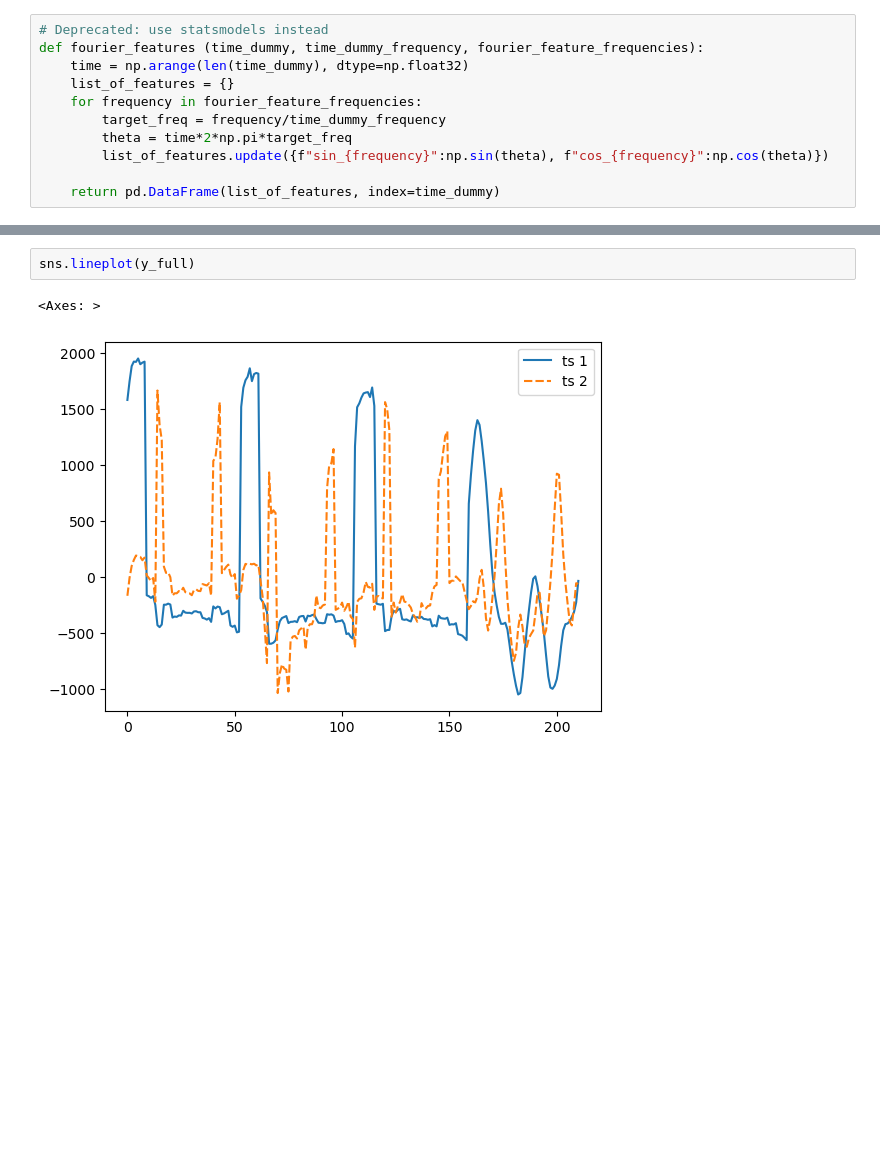
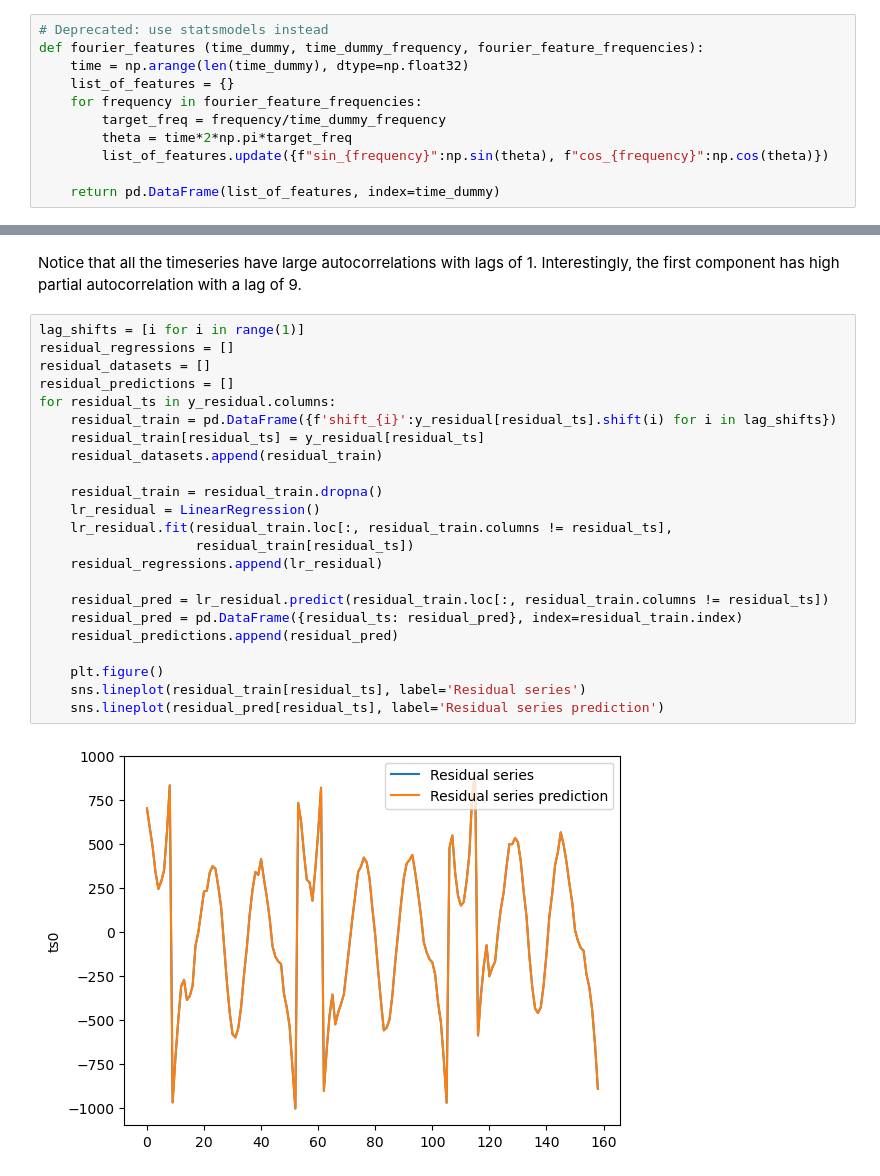
Before and after one commit to Ani-Sako/pss3e20-predicting-c02-emissions, a Jupyter notebook: modelling-co2-emissions.ipynb, the cells around one changed output, grey strips where cells are left out. Cells and saved outputs as stored; diff of their text form; blank space fills up the shorter version.

```diff
--- a/modelling-co2-emissions.ipynb
+++ b/modelling-co2-emissions.ipynb
@@ -188,5 +238,27 @@ y_full = pd.concat([y_train, y_pred], ignore_index=True)
-# %%
-sns.lineplot(y_full)
-# %% [output]
-<Axes: >
-[figure, removed]
+# %% [markdown]
+Notice that all the timeseries have large autocorrelations with lags of 1. Interestingly, the first component has high partial autocorrelation with a lag of 9.
+# %%
+lag_shifts = [i for i in range(1)]
+residual_regressions = []
+residual_datasets = []
+residual_predictions = []
+for residual_ts in y_residual.columns:
+    residual_train = pd.DataFrame({f'shift_{i}':y_residual[residual_ts].shift(i) for i in lag_shifts})
+    residual_train[residual_ts] = y_residual[residual_ts]
+    residual_datasets.append(residual_train)
+
+    residual_train = residual_train.dropna()
+    lr_residual = LinearRegression()
+    lr_residual.fit(residual_train.loc[:, residual_train.columns != residual_ts],
+                    residual_train[residual_ts])
+    residual_regressions.append(lr_residual)
+
+    residual_pred = lr_residual.predict(residual_train.loc[:, residual_train.columns != residual_ts])
+    residual_pred = pd.DataFrame({residual_ts: residual_pred}, index=residual_train.index)
+    residual_predictions.append(residual_pred)
+
+    plt.figure()
+    sns.lineplot(residual_train[residual_ts], label='Residual series')
+    sns.lineplot(residual_pred[residual_ts], label='Residual series prediction')
+# %% [output]
+[figure, added]
```
Also changed, not shown: parts of 21 cells of this notebook.
